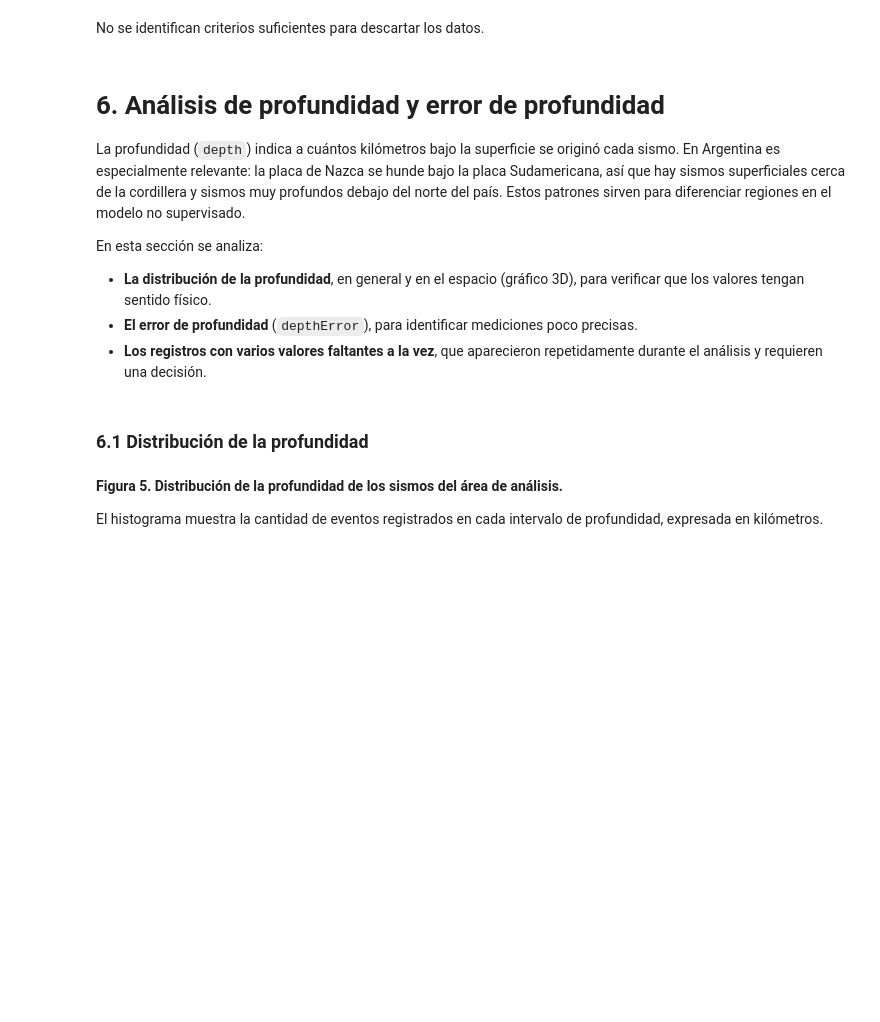
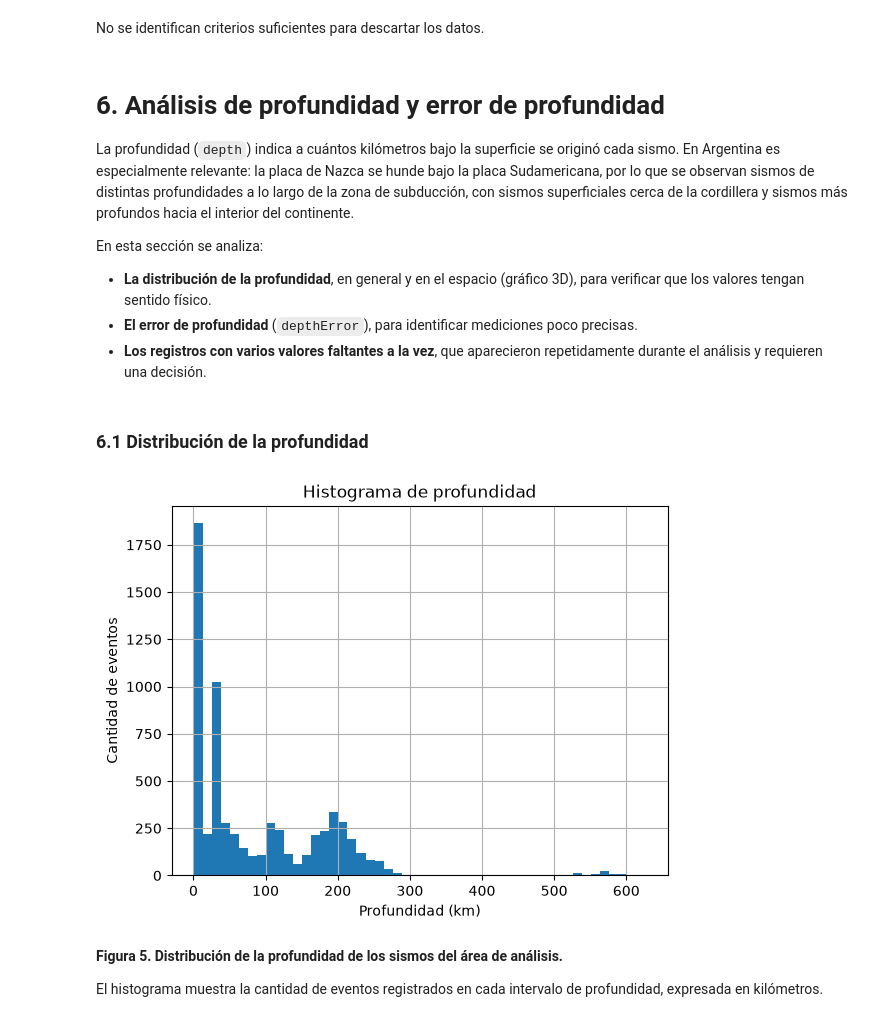
Before and after one commit to fer-gif/proyecto_ypf, a Jupyter notebook: notebooks/01_analisis_exploratorio.ipynb, the cells around one changed output. Saved outputs shown, nothing was run; the diff lists cells and outputs as text; code cells hidden in the pictures; blank space fills up the shorter version.

```diff
--- a/notebooks/01_analisis_exploratorio.ipynb
+++ b/notebooks/01_analisis_exploratorio.ipynb
@@ -409,7 +616,7 @@ No se identifican criterios suficientes para descartar los datos.
 # %% [markdown]
 # 6. Análisis de profundidad y error de profundidad
 
-La profundidad (`depth`) indica a cuántos kilómetros bajo la superficie se originó cada sismo. En Argentina es especialmente relevante: la placa de Nazca se hunde bajo la placa Sudamericana, así que hay sismos superficiales cerca de la cordillera y sismos muy profundos debajo del norte del país. Estos patrones sirven para diferenciar regiones en el modelo no supervisado.
+La profundidad (`depth`) indica a cuántos kilómetros bajo la superficie se originó cada sismo. En Argentina es especialmente relevante: la placa de Nazca se hunde bajo la placa Sudamericana, por lo que se observan sismos de distintas profundidades a lo largo de la zona de subducción, con sismos superficiales cerca de la cordillera y sismos más profundos hacia el interior del continente.
 
 En esta sección se analiza:
 
@@ -421,11 +628,13 @@ En esta sección se analiza:
 # %%
 ax = df_arg["depth"].hist(bins=50)
 
-ax.set_title("Distribución de la profundidad de los sismos")
+ax.set_title("Histograma de profundidad")
 ax.set_xlabel("Profundidad (km)")
 ax.set_ylabel("Cantidad de eventos")
 
 plt.show()
+# %% [output]
+[figure, added]
 # %% [markdown]
 **Figura 5. Distribución de la profundidad de los sismos del área de análisis.**
 
```
Also changed, not shown: parts of 96 cells of this notebook.
